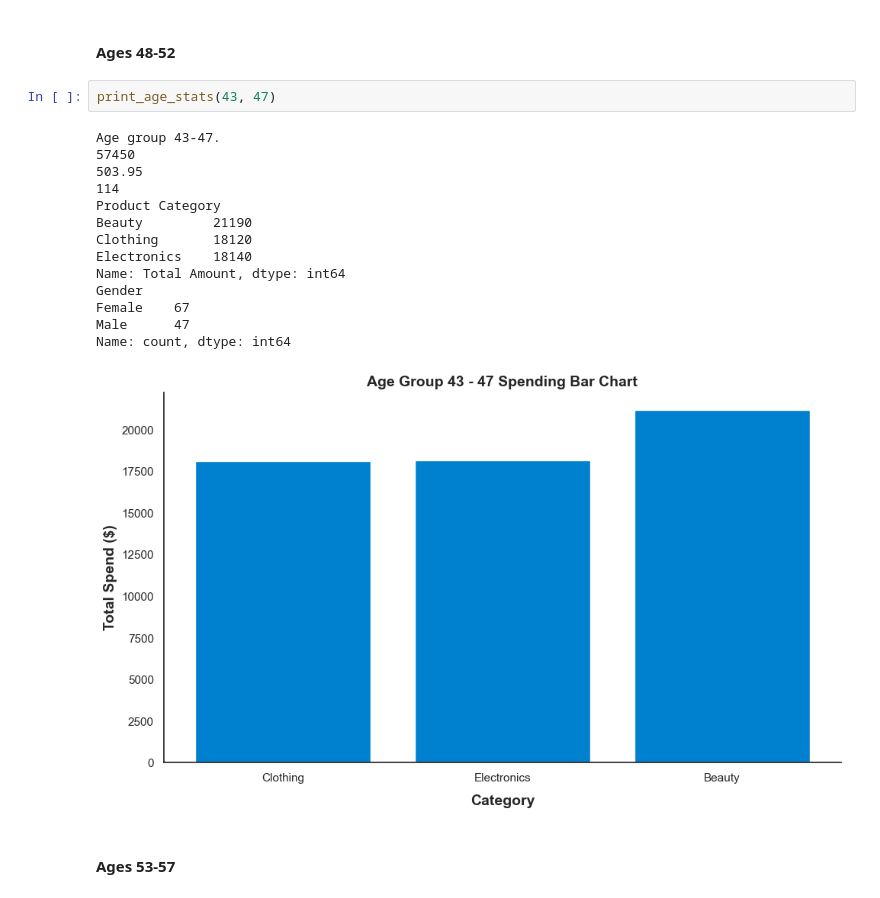
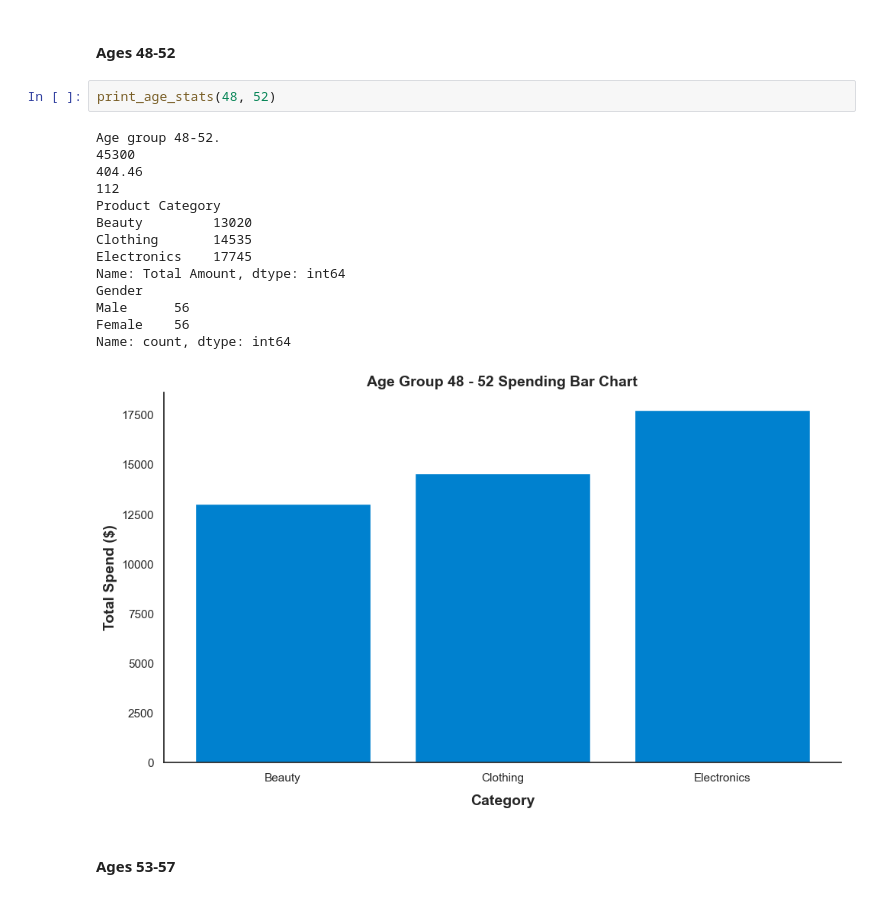
Before and after one commit to parkerglas12/Retail_Data_Analysis, a Jupyter notebook: Retail Sales Data Analysis.ipynb, the cells around one changed output. Saved outputs shown, nothing was run; the diff lists cells and outputs as text.

```diff
--- a/Retail Sales Data Analysis.ipynb
+++ b/Retail Sales Data Analysis.ipynb
@@ -475,22 +477,22 @@ Name: count, dtype: int64
 # %% [markdown]
 #### Ages 48-52
 # %%
-print_age_stats(43, 47)
+print_age_stats(48, 52)
 # %% [output]
-Age group 43-47.
-57450
-503.95
-114
+Age group 48-52.
+45300
+404.46
+112
 Product Category
-Beauty         21190
-Clothing       18120
-Electronics    18140
+Beauty         13020
+Clothing       14535
+Electronics    17745
 Name: Total Amount, dtype: int64
 Gender
-Female    67
-Male      47
+Male      56
+Female    56
 Name: count, dtype: int64
-[figure, old version]
+[figure, new version]
 # %% [markdown]
 #### Ages 53-57
 # %%
```
Also changed, not shown: parts of 9 cells of this notebook.
